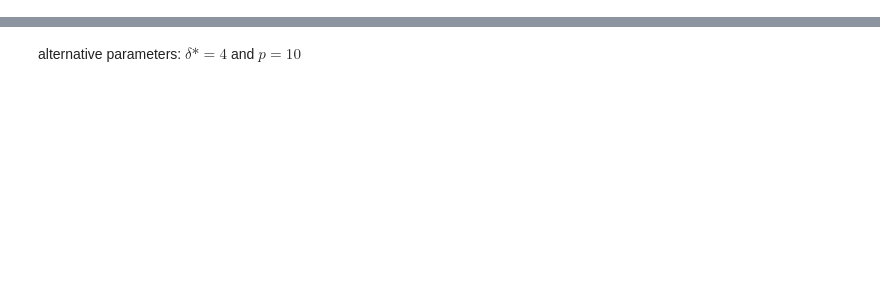
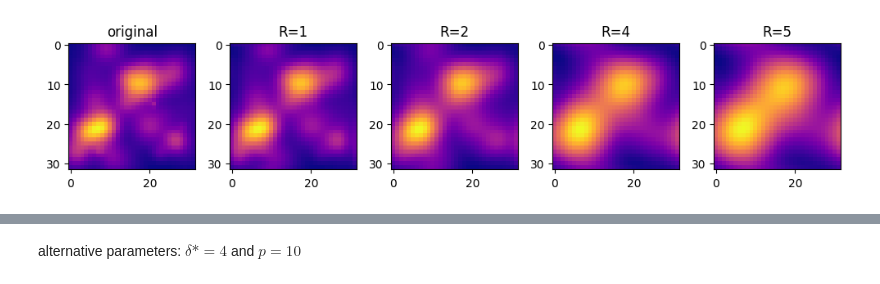
Before and after one commit to amani-hussien/SURP, a Jupyter notebook: model_universe/model_universe_2d.ipynb, the cells around one changed output, grey strips where cells are left out. Cells and saved outputs as stored; diff of their text form; code cells hidden in the pictures; blank space fills up the shorter version.

```diff
--- a/model_universe/model_universe_2d.ipynb
+++ b/model_universe/model_universe_2d.ipynb
@@ -16,0 +99,80 @@ u.plot_heatmap(delta_M, 'marked field p=7, d_star=10')
+# %%
+# different R values
+
+u.load_universe("universe_parameters1.json")
+rho_x = u.rho_x
+
+rho_R = u.gaussian_filter(rho_x, R=1)
+delta_x = u.overdensity_field(rho_x)
+delta_R1 = u.overdensity_field(rho_R)
+m1, delta_M = u.marked_overdensity_field(delta_x, delta_R1, delta_star=4, p=10)
+
+
+rho_R = u.gaussian_filter(rho_x, R=2)
+delta_x = u.overdensity_field(rho_x)
+delta_R2 = u.overdensity_field(rho_R)
+m2, delta_M = u.marked_overdensity_field(delta_x, delta_R2, delta_star=4, p=10)
+
+
+rho_R = u.gaussian_filter(rho_x, R=3)
+delta_x = u.overdensity_field(rho_x)
+delta_R3 = u.overdensity_field(rho_R)
+m3, delta_M = u.marked_overdensity_field(delta_x, delta_R3, delta_star=4, p=10)
+
+
+rho_R = u.gaussian_filter(rho_x, R=4)
+delta_x = u.overdensity_field(rho_x)
+delta_R4 = u.overdensity_field(rho_R)
+m4, delta_M = u.marked_overdensity_field(delta_x, delta_R4, delta_star=4, p=10)
+
+rho_R = u.gaussian_filter(rho_x, R=5)
+delta_x = u.overdensity_field(rho_x)
+delta_R5 = u.overdensity_field(rho_R)
+m5, delta_M = u.marked_overdensity_field(delta_x, delta_R4, delta_star=4, p=10)
+
+
+
+# stacked overdensity plots
+fig, ax = plt.subplots(1,5,figsize=(10,8))
+
+ax[0].imshow(delta_x, cmap='plasma')
+ax[0].set_title("original")
+ax[1].imshow(delta_R1, cmap='plasma')
+ax[1].set_title("R=1")
+ax[2].imshow(delta_R2, cmap='plasma')
+ax[2].set_title("R=2")
+ax[3].imshow(delta_R3, cmap='plasma')
+ax[3].set_title("R=3")
+ax[3].imshow(delta_R4, cmap='plasma')
+ax[3].set_title("R=4")
+ax[4].imshow(delta_R5, cmap='plasma')
+ax[4].set_title("R=5")
+
+
+plt.tight_layout()
+plt.show()
+
+
+# stacked mark
+
+fig, ax = plt.subplots(1,5,figsize=(10,8))
+
+
+ax[0].imshow(delta_x, cmap='plasma')
+ax[0].set_title("original")
+ax[1].imshow(m1, cmap='plasma')
+ax[1].set_title("R=1")
+ax[2].imshow(m2, cmap='plasma')
+ax[2].set_title("R=2")
+ax[3].imshow(m3, cmap='plasma')
+ax[3].set_title("R=3")
+ax[3].imshow(m4, cmap='plasma')
+ax[3].set_title("R=4")
+ax[4].imshow(m5, cmap='plasma')
+ax[4].set_title("R=5")
+
+
+plt.tight_layout()
+plt.show()
+# %% [output]
+[figure, added]
```
Also changed, not shown: parts of 14 cells of this notebook, 6 other files.
